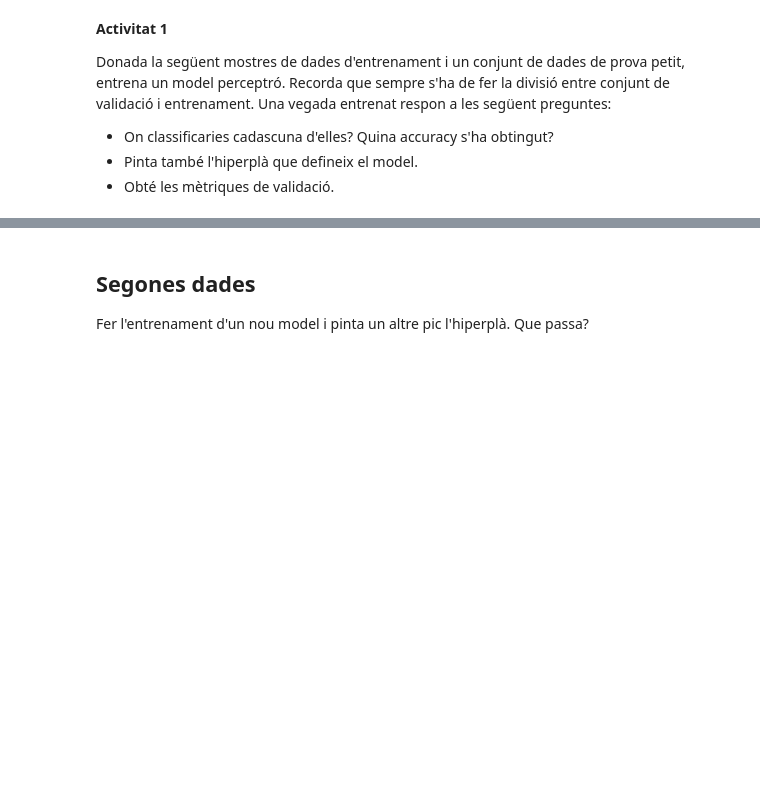
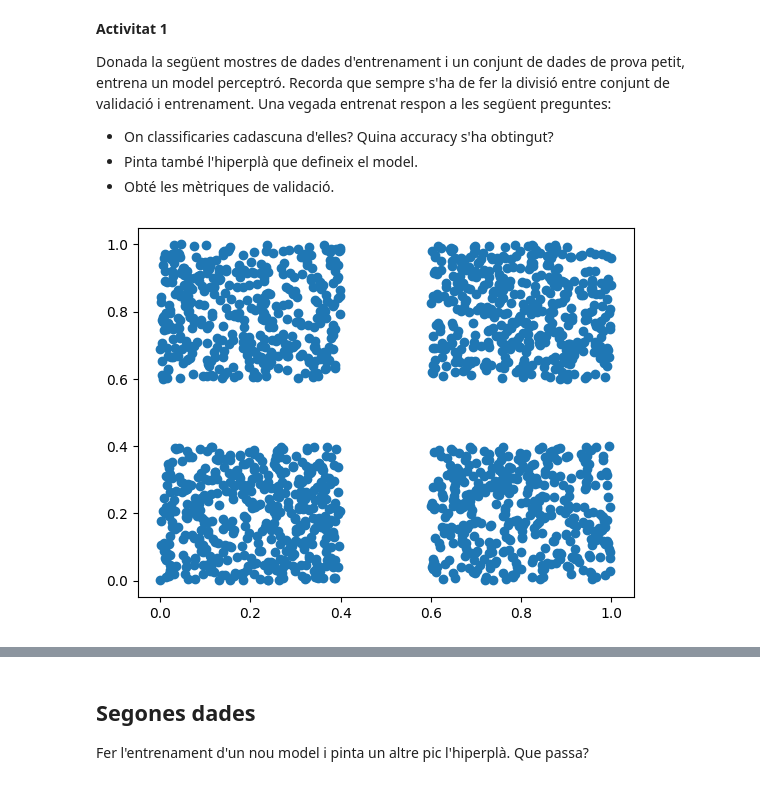
Before and after one commit to Gaston-panizza-de-leon/ia_2024, a Jupyter notebook: 06 - Introducció ML i Perceptró/main.ipynb, the cells around one changed output, grey strips where cells are left out. Drawn from its saved outputs; the diff is of its cells as text; code cells hidden in the pictures; blank space fills up the shorter version.

```diff
--- a/06 - Introducció ML i Perceptró/main.ipynb
+++ b/06 - Introducció ML i Perceptró/main.ipynb
@@ -120,6 +159,10 @@ Donada la següent mostres de dades d'entrenament i un conjunt de dades de prova
 - On classificaries cadascuna d'elles? Quina accuracy s'ha obtingut?
 - Pinta també l'hiperplà que defineix el model.
 - Obté les mètriques de validació.
+# %%
+plt.scatter(data[:, 0], data[:, 1]);
+# %% [output]
+[figure, added]
 # %%
 X_test = np.array([[0.75, 0.75],[0.95, 0.3],[0.2, 0.92],[0.31, 0.11]])
 plt.scatter(data[:,0], data[:,1], c=label)
```
Also changed, not shown: parts of 11 cells of this notebook.
